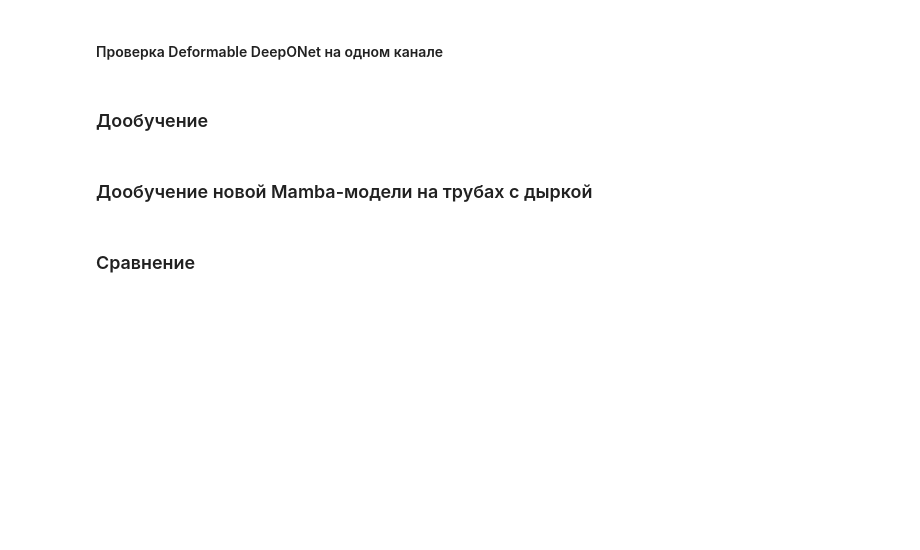
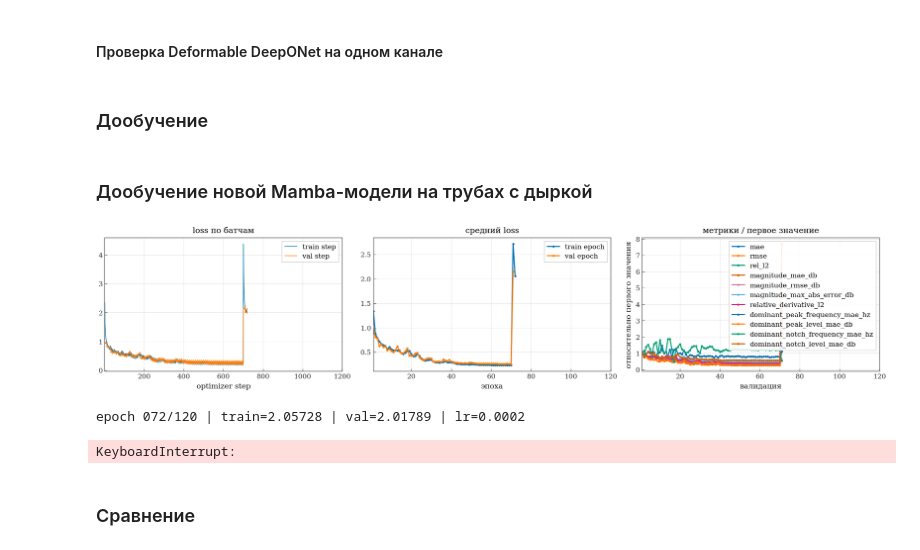
Before and after one commit to Erykalkin/webster, a Jupyter notebook: forward.ipynb, the cells around one changed output. Drawn from its saved outputs; the diff is of its cells as text; code cells hidden in the pictures; blank space fills up the shorter version.

```diff
--- a/forward.ipynb
+++ b/forward.ipynb
@@ -1758,6 +1758,7 @@ else:
 # %% [markdown]
 ### Дообучение новой Mamba-модели на трубах с дыркой
 # %%
+run_hole_finetune = True
 if globals().get("run_hole_finetune", False):
     cleanup_training_memory()
 
@@ -1789,14 +1790,16 @@ if globals().get("run_hole_finetune", False):
 
     hole_finetune_train_loader = make_streaming_dataloader(
         hole_finetune_train_config,
-        range_library,
+        hole_library,
         batch_size=hole_finetune_batch_size,
         num_workers=0,
     )
 
+    print("hole_library geometry kinds:", list(hole_library.keys()))
+
     hole_finetune_val_loader = make_streaming_dataloader(
         hole_finetune_val_config,
-        range_library,
+        hole_library,
         batch_size=hole_finetune_batch_size,
         num_workers=0,
     )
@@ -1873,33 +1876,37 @@ if globals().get("run_hole_finetune", False):
             device=device,
             show_progress=False,
             live_plot_every_steps=hole_finetune_live_plot_every_steps,
             grad_clip_norm=None,
             checkpoint_name=hole_finetune_checkpoint_name,
             save_every_steps=hole_finetune_save_every_steps,
             validation_metrics=validation_metrics,
             scheduler_on="val_loss",
         ),
         resume_history=resume_history,
     )
 
     mamba_siren_dynamic_deformable_deeponet_hole_history = hole_finetune_history
     utils.plot_history(hole_finetune_history)
 
     utils.plot_single_model_preview(
         mamba_siren_dynamic_deformable_deeponet,
         deeponet_batch_to_xy,
         "Mamba SIREN Dynamic Deformable DeepONet, hole fine-tuned",
         loader=hole_finetune_val_loader,
         device=device,
         sample_idx=preview_sample_idx,
     )
 
     print(
         "best hole checkpoint:",
         Path("checkpoints") / f"{hole_finetune_checkpoint_name}_best.pt",
     )
 else:
     print("Hole fine-tuning skipped")
+# %% [output]
+[figure, added]
+epoch 072/120 | train=2.05728 | val=2.01789 | lr=0.0002
+KeyboardInterrupt:
 # %% [markdown]
 ### Сравнение
 # %%
```
Also changed, not shown: parts of 3 cells of this notebook, 3 other files.
